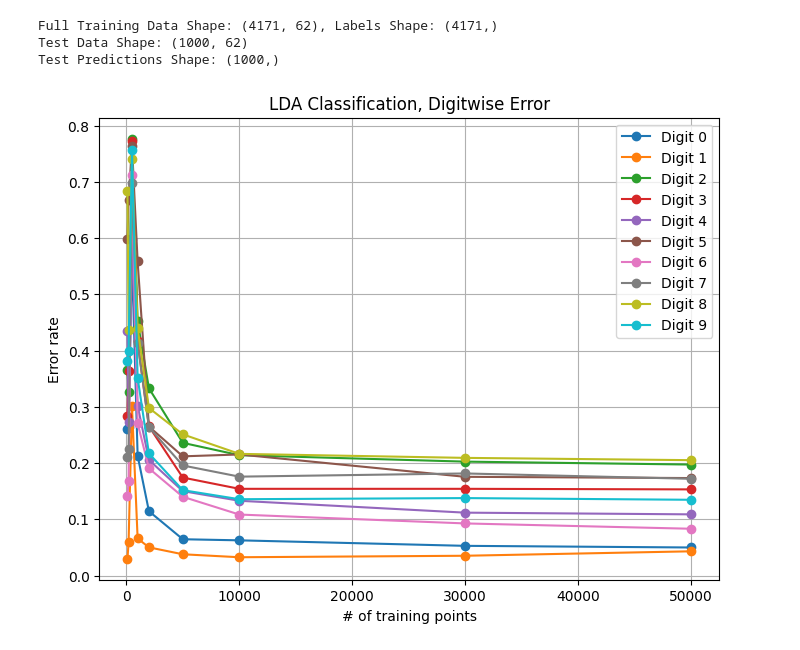
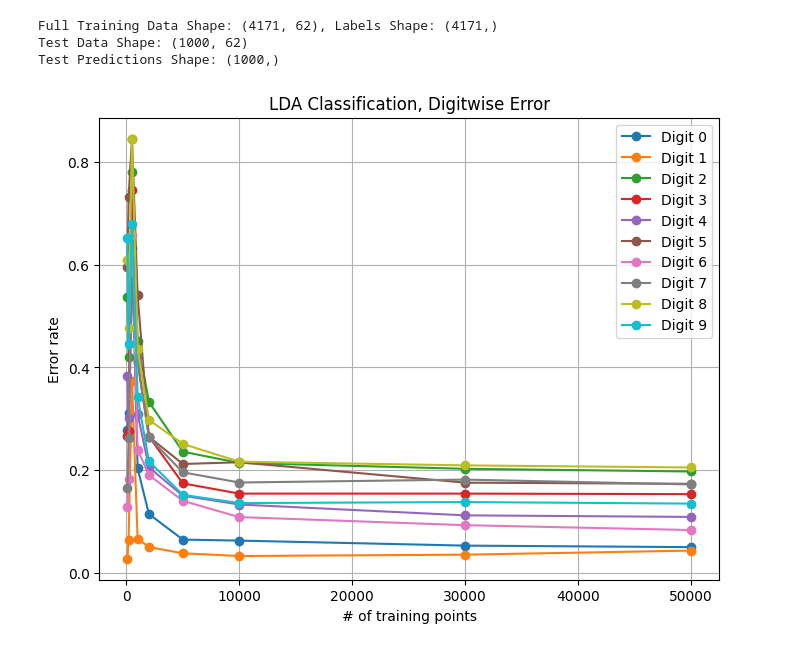
Before and after one commit to CalEricMa/cs189, a Jupyter notebook: hw3/hw3/scripts/hw3q9.ipynb, the cells around one changed output. Saved outputs shown, nothing was run; the diff lists cells and outputs as text; code cells hidden in the pictures.

```diff
--- a/hw3/hw3/scripts/hw3q9.ipynb
+++ b/hw3/hw3/scripts/hw3q9.ipynb
@@ -77,6 +77,8 @@ plt.show()
 # %%
 #part 3
 def shuffle_partition_MNIST(data):
+    random.seed(189)
+    np.random.seed(189)
     training_data = data["training_data"].reshape(-1, 28 * 28)
     training_labels = data["training_labels"].reshape(-1, 1)
     combined_data = np.hstack((training_data, training_labels))
@@ -90,6 +92,8 @@ def shuffle_partition_MNIST(data):
     return validation_data, validation_labels, training_data, training_labels
 
 def train_lda(data, label):
+    random.seed(189)
+    np.random.seed(189)
     classes = np.unique(label)
     n, d = data.shape
 
@@ -108,10 +112,12 @@ def train_lda(data, label):
         Sigma += diff.T @ diff
 
     Sigma /= n
-
+    Sigma += 1e-8 * np.eye(d)
     return pi_c, mu_c, Sigma, classes
 
 def predict_lda(data, pi_c, mu_c, Sigma, classes):
+    random.seed(189)
+    np.random.seed(189)
     Sigma_inv = np.linalg.pinv(Sigma)
 
     log_prior = np.log(pi_c)
@@ -479,71 +430,56 @@ def compute_digitwise_error(y_val_true, y_val_pred):
     digit_errors = np.zeros(10)
 
     for digit in range(10):
-        # Select samples of the given 'digit'
         mask = (y_val_true == digit)
         num_samples_digit = np.sum(mask)
         if num_samples_digit == 0:
-            # If no samples of this digit are in validation set, skip or set error to 0
             digit_errors[digit] = 0
         else:
-            # Count how many of these samples are misclassified
             misclassified = np.sum(y_val_pred[mask] != digit)
             digit_errors[digit] = misclassified / float(num_samples_digit)
 
-    return digit_errors  # shape (10,)
+    return digit_errors
 
 subset_sizes = [100, 200, 500, 1000, 2000, 5000, 10000, 30000, 50000]
 
-lda_digitwise_errs = []  # will hold arrays of shape (10,) for each subset size
-for size in subset_sizes:
-    # 1) Subset training data
+mnist_data = np.load("../data/mnist-data-hw3.npz")
+
+mnist_validation_data, mnist_validation_labels, mnist_training_data, mnist_training_labels = shuffle_partition_MNIST(mnist_data)
+lda_digitwise_errs = []
+for size in subset_sizes: #lda
     X_sub = mnist_training_data[:size]
     y_sub = mnist_training_labels[:size]
 
-    # 2) Train LDA
     pi_c, mu_c, Sigma, classes = train_lda(X_sub, y_sub)
-
-    # 3) Predict on validation set
     y_val_pred = predict_lda(mnist_validation_data, pi_c, mu_c, Sigma, classes)
-
-    # 4) Compute digit‐wise error
     digit_err = compute_digitwise_error(mnist_validation_labels, y_val_pred)
     lda_digitwise_errs.append(digit_err)
 
-# convert to NumPy array for easier slicing => shape (len(subset_sizes), 10)
 lda_digitwise_errs = np.array(lda_digitwise_errs)
 
 
 qda_digitwise_errs = []
-for size in subset_sizes:
+for size in subset_sizes: #qda
     X_sub = mnist_training_data[:size]
     y_sub = mnist_training_labels[:size]
 
-    # 2) Train LDA
     pi_c, mu_c, Sigma, classes = train_qda(X_sub, y_sub)
-
-    # 3) Predict on validation set
     y_val_pred_qda = predict_qda(mnist_validation_data, pi_c, mu_c, Sigma, classes)
-    # train_qda, predict_qda
     digit_err = compute_digitwise_error(mnist_validation_labels, y_val_pred_qda)
     qda_digitwise_errs.append(digit_err)
 
-qda_digitwise_errs = np.array(qda_digitwise_errs)  # shape (len(subset_sizes), 10)
+qda_digitwise_errs = np.array(qda_digitwise_errs)
 
 plt.figure(figsize=(8,6))
 
-# lda_digitwise_errs has shape (len(subset_sizes), 10),
-# so lda_digitwise_errs[:, digit] gives the error rate curve for that digit.
 for digit in range(10):
     plt.plot(subset_sizes, lda_digitwise_errs[:, digit], marker='o', label=f"Digit {digit}" if digit==0 else "")
 
 plt.title("LDA Classification, Digitwise Error")
 plt.xlabel("# of training points")
 plt.ylabel("Error rate")
 plt.grid(True)
-# Create one legend entry per line (10 digits). In this sample, we only label the first line,
-# so let’s fix that to have a single combined legend:
 plt.legend([f"Digit {d}" for d in range(10)], loc="best")
 plt.show()
 # %% [output]
-[figure, old version]
+[figure, new version]
```
Also changed, not shown: parts of 6 cells of this notebook, 2 other files.
